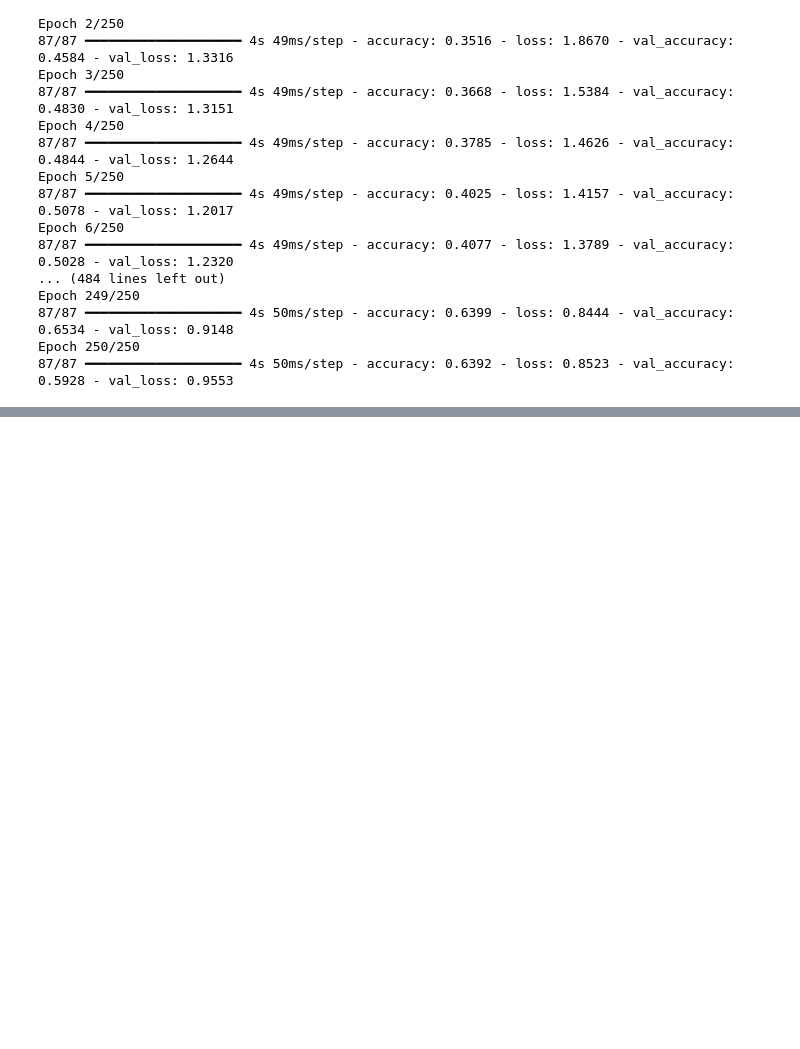
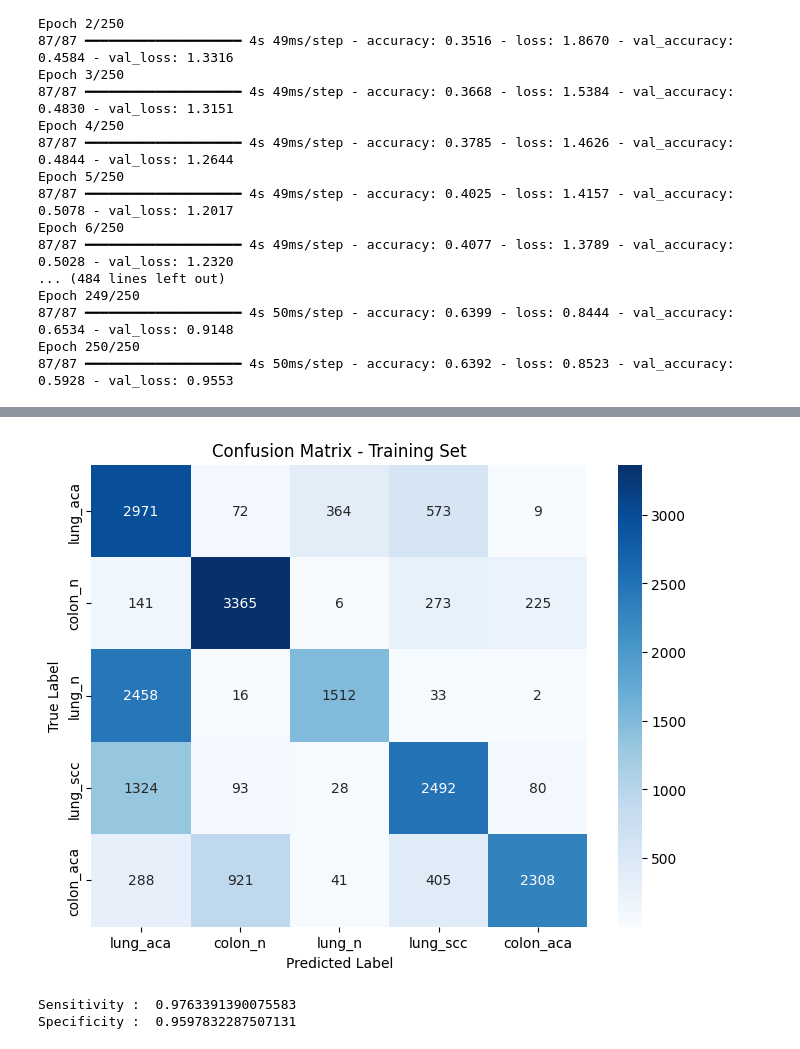
Before and after one commit to sumanapalle065/LC25000-Hybrid-Architecture-using-DL, a Jupyter notebook: LC25000_Hybrid_Arc.ipynb, the cells around one changed output, grey strips where cells are left out. Cells and saved outputs as stored; diff of their text form; code cells hidden in the pictures; blank space fills up the shorter version.

Commit message:
Confusion Matrix, ROC and other metrics

```diff
--- a/LC25000_Hybrid_Arc.ipynb
+++ b/LC25000_Hybrid_Arc.ipynb
@@ -355,0 +430,39 @@ Epoch 250/250
+# %%
+import matplotlib.pyplot
+# Predict class probabilities for training set
+ytrain_lung_colon_image_set_df_pred = colonnet_model.predict([Xtrain_lung_colon_image_set_df, glpp_train])
+
+# Extract predicted class labels
+ytrain_lung_colon_image_set_df_pred_classes = np.argmax(ytrain_lung_colon_image_set_df_pred, axis=1)
+
+# Extract true class labels
+ytrain_lung_colon_image_set_df_true_classes = np.argmax(ytrain_lung_colon_image_set_df, axis=1)
+
+# Compute confusion matrix
+cm = confusion_matrix(ytrain_lung_colon_image_set_df_true_classes, ytrain_lung_colon_image_set_df_pred_classes)
+
+#new figure for the confusion matrix
+matplib.figure(figsize=(8, 6))  # Set the figure size to 8x6 inches
+
+# heatmap visualization of the confusion matrix
+sns.heatmap(
+    cm,  # The confusion matrix data
+    annot=True,  # Annotate the heatmap cells with the values from the confusion matrix
+    fmt='d',  # Format the annotations as integers
+    cmap='Blues',  # Use a blue color palette for the heatmap
+    xticklabels=label_map.keys(),  # Set x-axis tick labels using class names from `label_map`
+    yticklabels=label_map.keys()   # Set y-axis tick labels using class names from `label_map`
+)
+
+# Add a label to the x-axis 'Predicted Label'
+matplib.xlabel('Predicted Label')
+
+# Add a label to the y-axis 'True Label'
+matplib.ylabel('True Label')
+
+# Add title to the confusion matrix plot
+matplib.title('Confusion Matrix - Training Set')
+
+# show the confusion matrix plot
+matplib.show()
+# %% [output]
@@ -355,0 +470,13 @@ Epoch 250/250
+[figure, added]
+# %%
+# Calculate sensitivity, also referred to as the recall for the positive class
+# Formula: True Positives cm[0,0] by total actual positives cm[0,0]+ False Negatives cm[0,1]
+sensitivity = cm[0,0]/(cm[0,0]+cm[0,1])
+print('Sensitivity : ', sensitivity )
+# Calculate specificity, which is the ability to correctly classify true negatives
+# Formula: True Negatives cm[1,1] by total actual negatives cm[1,0] + True Negatives cm[1,1]
+specificity = cm[1,1]/(cm[1,0]+cm[1,1])
+print('Specificity : ', specificity)
+# %% [output]
+Sensitivity :  0.9763391390075583
+Specificity :  0.9597832287507131
```
Also changed, not shown: parts of 5 cells of this notebook.
